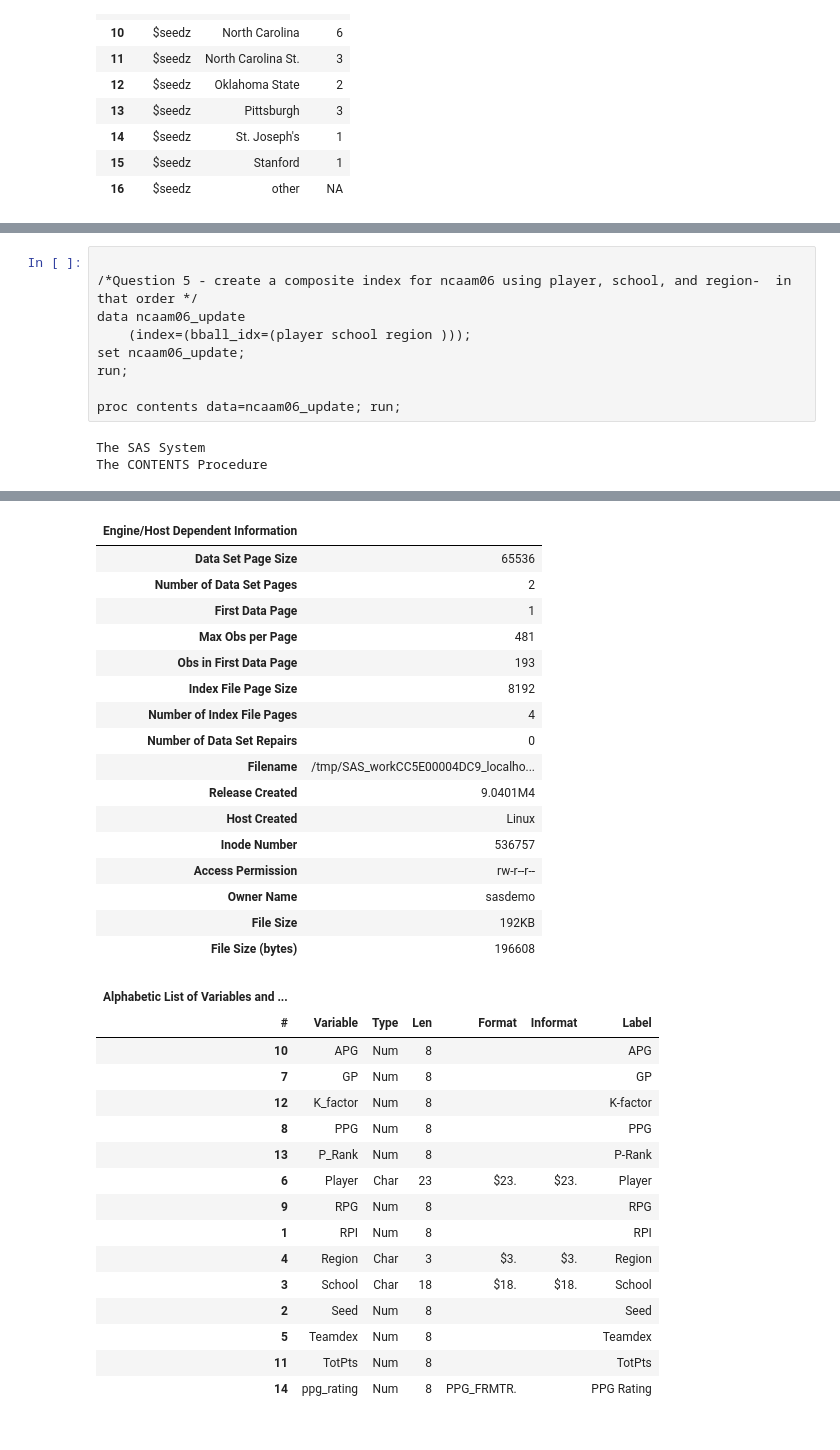
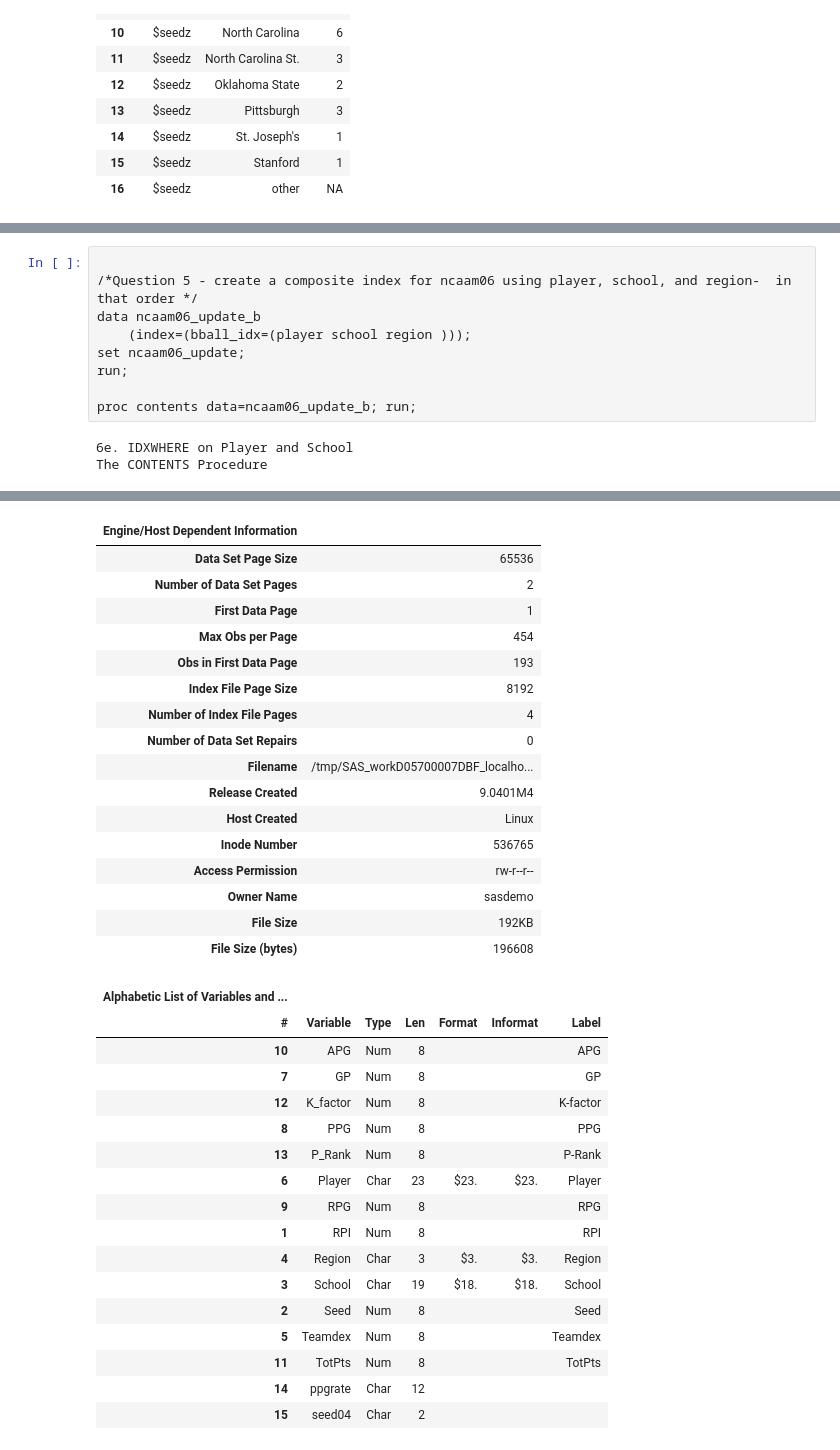
Before and after one commit to panders225/programming_practice, a Jupyter notebook: hw_13/sasprogs/panders2_hw13_notebook.ipynb, the cells around one changed output, grey strips where cells are left out. Cells and saved outputs as stored; diff of their text form.

```diff
--- a/hw_13/sasprogs/panders2_hw13_notebook.ipynb
+++ b/hw_13/sasprogs/panders2_hw13_notebook.ipynb
@@ -117,12 +191,12 @@ quit;
 # %%
 
 /*Question 5 - create a composite index for ncaam06 using player, school, and region-  in that order */
-data ncaam06_update
+data ncaam06_update_b
     (index=(bball_idx=(player school region )));
 set ncaam06_update;
 run;
 
-proc contents data=ncaam06_update; run;
+proc contents data=ncaam06_update_b; run;
 # %% [output]
-The SAS System
+6e. IDXWHERE on Player and School
 The CONTENTS Procedure
@@ -134,41 +208,42 @@ The CONTENTS Procedure
 | Protection |  | Compressed | NO |
 | Data Set Type |  | Sorted | NO |
 | Label |  |  |  |
 | Data Representation | SOLARIS_X86_64, LINUX_X86_64, ALP... |  |  |
 | Encoding | utf-8 Unicode (UTF-8) |  |  |
 | Engine/Host Dependent Information |  |
 | Data Set Page Size | 65536 |
 | Number of Data Set Pages | 2 |
 | First Data Page | 1 |
-| Max Obs per Page | 481 |
+| Max Obs per Page | 454 |
 | Obs in First Data Page | 193 |
 | Index File Page Size | 8192 |
 | Number of Index File Pages | 4 |
 | Number of Data Set Repairs | 0 |
-| Filename | /tmp/SAS_workCC5E00004DC9_localho... |
+| Filename | /tmp/SAS_workD05700007DBF_localho... |
 | Release Created | 9.0401M4 |
 | Host Created | Linux |
-| Inode Number | 536757 |
+| Inode Number | 536765 |
 | Access Permission | rw-r--r-- |
 | Owner Name | sasdemo |
 | File Size | 192KB |
 | File Size (bytes) | 196608 |
 | Alphabetic List of Variables and ... |  |  |  |  |  |  |
 | # | Variable | Type | Len | Format | Informat | Label |
 | 10 | APG | Num | 8 |  |  | APG |
 | 7 | GP | Num | 8 |  |  | GP |
 | 12 | K_factor | Num | 8 |  |  | K-factor |
 | 8 | PPG | Num | 8 |  |  | PPG |
 | 13 | P_Rank | Num | 8 |  |  | P-Rank |
 | 6 | Player | Char | 23 | $23. | $23. | Player |
 | 9 | RPG | Num | 8 |  |  | RPG |
 | 1 | RPI | Num | 8 |  |  | RPI |
 | 4 | Region | Char | 3 | $3. | $3. | Region |
-| 3 | School | Char | 18 | $18. | $18. | School |
+| 3 | School | Char | 19 | $18. | $18. | School |
 | 2 | Seed | Num | 8 |  |  | Seed |
 | 5 | Teamdex | Num | 8 |  |  | Teamdex |
 | 11 | TotPts | Num | 8 |  |  | TotPts |
-| 14 | ppg_rating | Num | 8 | PPG_FRMTR. |  | PPG Rating |
+| 14 | ppgrate | Char | 12 |  |  |  |
+| 15 | seed04 | Char | 2 |  |  |  |
 | Alphabetic List of Indexes and At... |  |  |  |
 | # | Index | # of Unique Values | Variables |
 | 1 | bball_idx | 193 | Player School Region |
```
Also changed, not shown: parts of 5 cells of this notebook, 1 other file.
